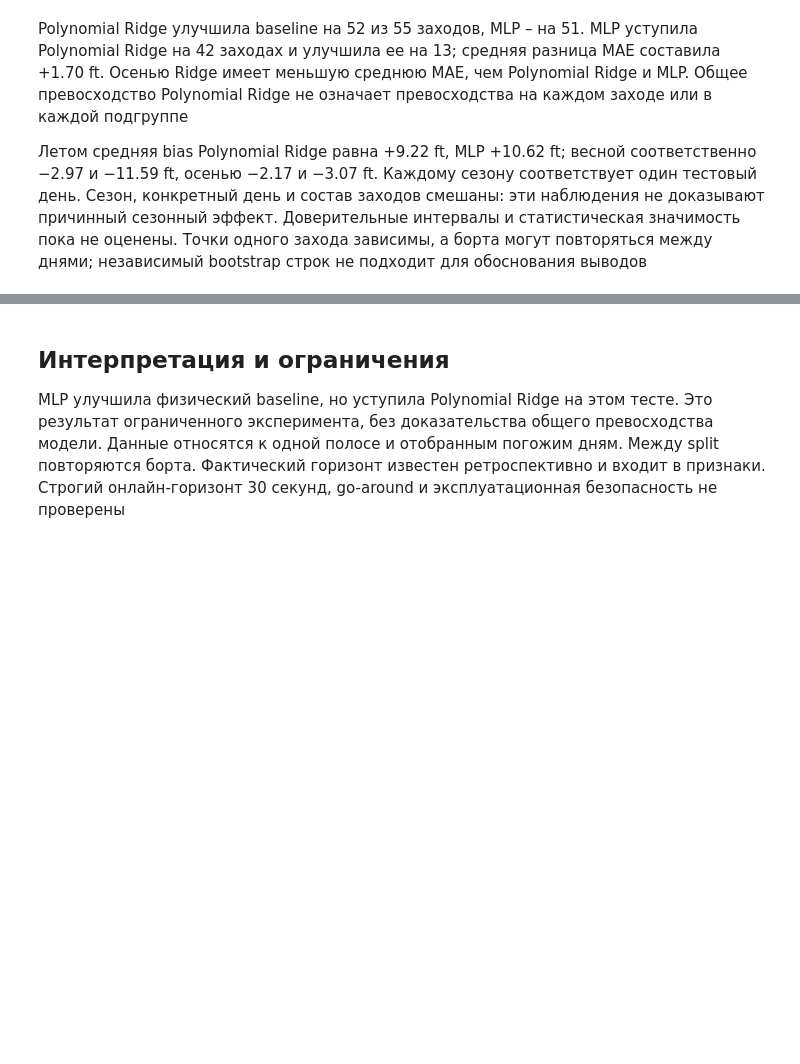
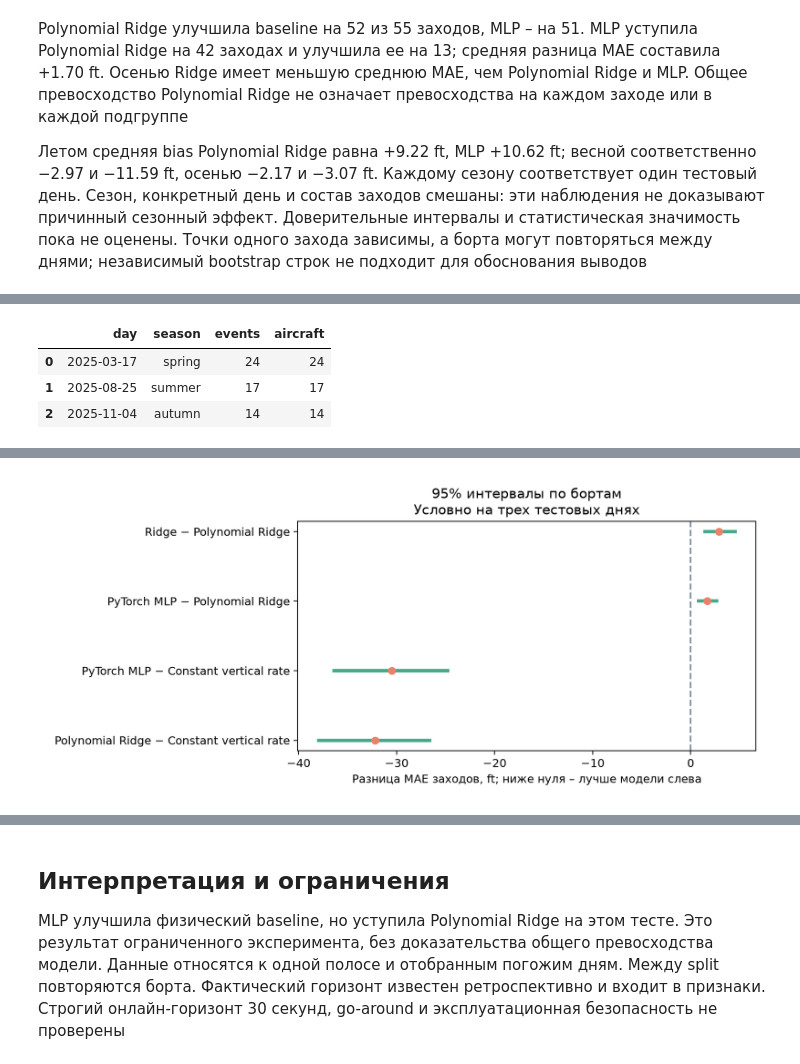
Before and after one commit to steptovictory-dev/Approach-Risk-ver.-1.2, a Jupyter notebook: notebooks/01_lfpg_pipeline.ipynb, the cells around one changed output, grey strips where cells are left out. Cells and saved outputs as stored; diff of their text form; code cells hidden in the pictures; blank space fills up the shorter version.

Commit message:
Estimate conditional paired uncertainty with aircraft cluster bootstrap

```diff
--- a/notebooks/01_lfpg_pipeline.ipynb
+++ b/notebooks/01_lfpg_pipeline.ipynb
@@ -209,0 +216,10 @@ Polynomial Ridge улучшила baseline на 52 из 55 заходов, MLP
+# %%
+# Показываем состав кластеров и интервалы парных разниц
+display(pd.read_csv(root / "reports/test_cluster_inventory.csv"))
+display(pd.read_csv(root / "reports/paired_uncertainty.csv"))
+display(Image(filename=str(root / "reports/paired_uncertainty.png")))
+# %% [output]
+|  | day | season | events | aircraft |
+| 0 | 2025-03-17 | spring | 24 | 24 |
+| 1 | 2025-08-25 | summer | 17 | 17 |
+| 2 | 2025-11-04 | autumn | 14 | 14 |
@@ -209,0 +231 @@ Polynomial Ridge улучшила baseline на 52 из 55 заходов, MLP
+[figure, added]
```
Also changed, not shown: parts of 3 cells of this notebook, 8 other files.
